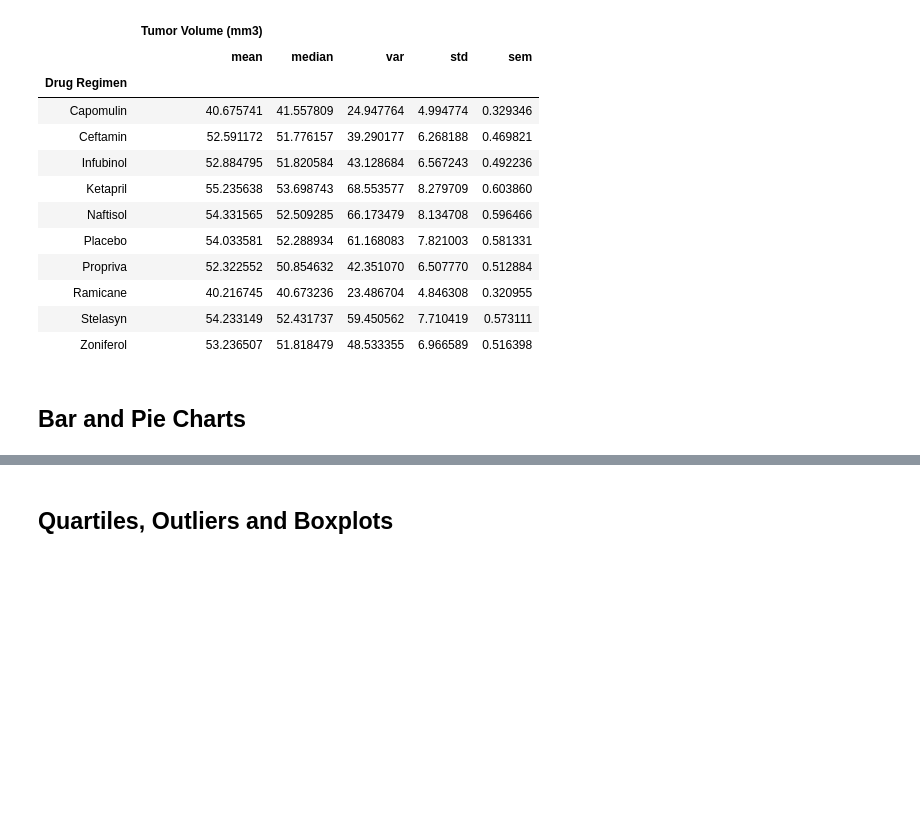
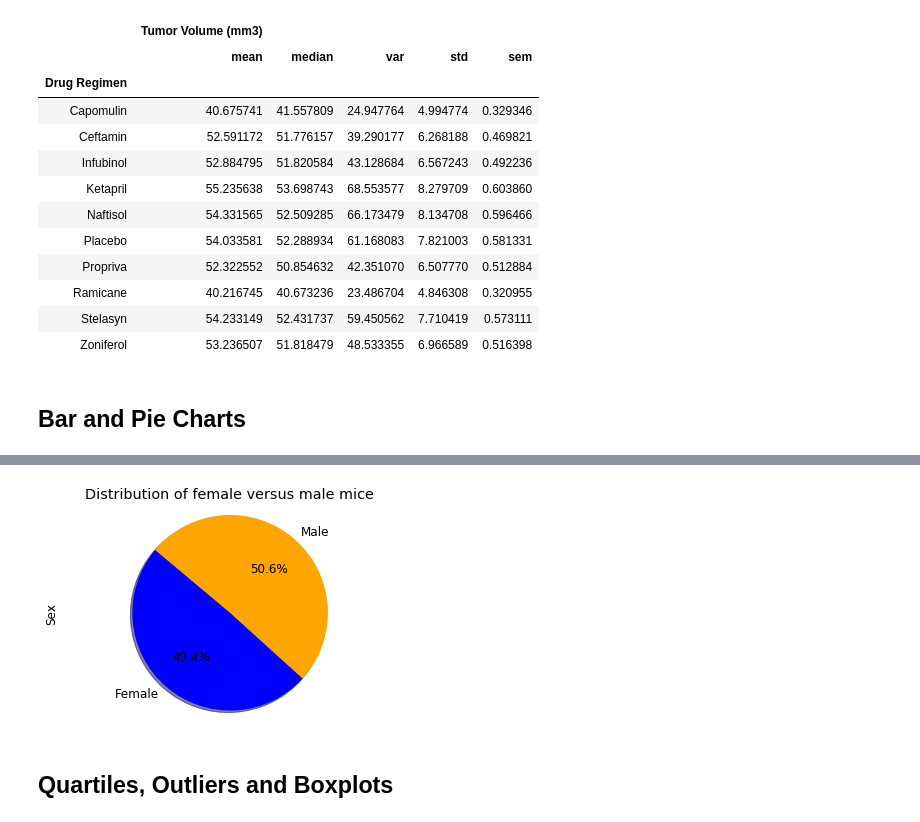
Before and after one commit to tnguyen0306/Matplotlib-The-Power-of-Plots, a Jupyter notebook: pymaceuticals_starter.ipynb, the cells around one changed output, grey strips where cells are left out. Cells and saved outputs as stored; diff of their text form; code cells hidden in the pictures; blank space fills up the shorter version.

```diff
--- a/pymaceuticals_starter.ipynb
+++ b/pymaceuticals_starter.ipynb
@@ -178,3 +186,14 @@ plt.show()
+# %%
+# Generate a pie plot showing the distribution of female versus male mice using pyplot
+genders = list(count_gender_df.index.values)
+gender_counts = count_gender_df['Sex']
+plt.pie(gender_counts, labels=genders,colors =['blue','orange'], autopct='%1.1f%%', shadow=True, startangle=140)
+plt.title('Distribution of female versus male mice')
+plt.ylabel('Sex')
+plt.axis('equal')
+plt.show()
+# %% [output]
+[figure, added]
 # %% [markdown]
 ## Quartiles, Outliers and Boxplots
 # %%
```
Also changed, not shown: parts of 5 cells of this notebook.
